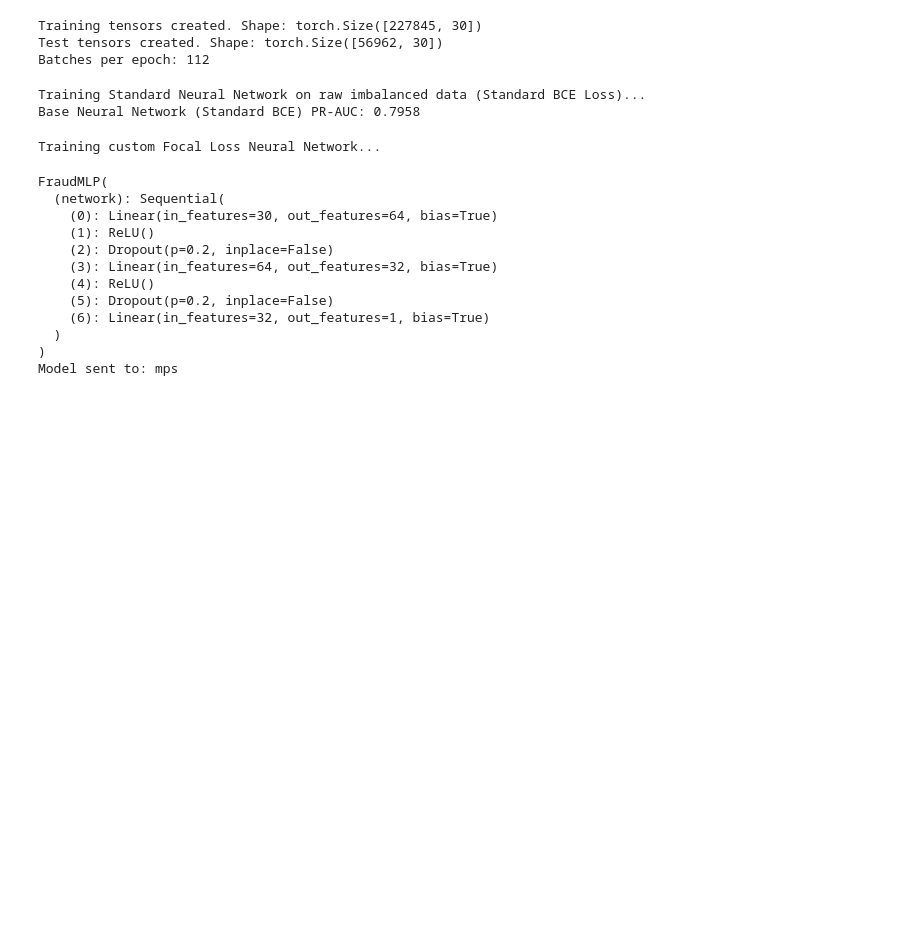
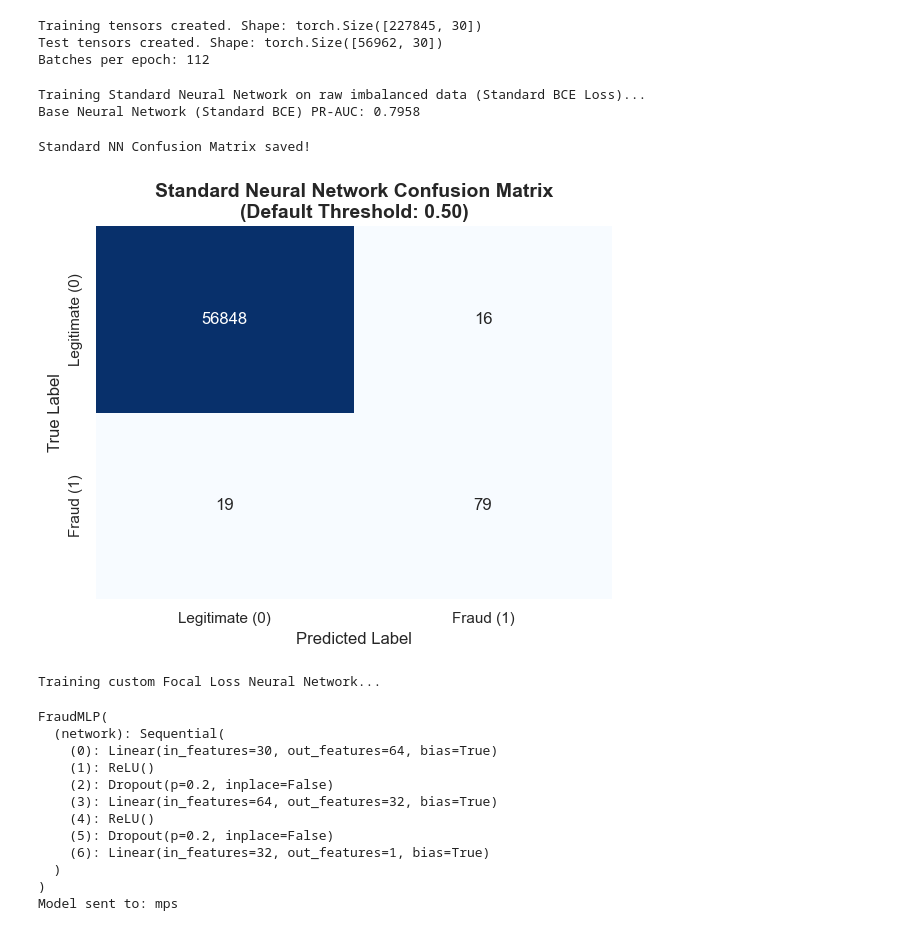
Before and after one commit to amartyakallingal/CS-4641-Credit-Card-Fraud-Project, a Jupyter notebook: neural_network.ipynb, the cells around one changed output. Saved outputs shown, nothing was run; the diff lists cells and outputs as text; code cells hidden in the pictures; blank space fills up the shorter version.

```diff
--- a/neural_network.ipynb
+++ b/neural_network.ipynb
@@ -130,6 +134,32 @@ print(f"Base Neural Network (Standard BCE) PR-AUC: {base_nn_pr_auc:.4f}")
 # %% [output]
 Training Standard Neural Network on raw imbalanced data (Standard BCE Loss)...
 Base Neural Network (Standard BCE) PR-AUC: 0.7958
+# %%
+# Cell: Standard Neural Network Confusion Matrix
+import seaborn as sns
+from sklearn.metrics import confusion_matrix
+import matplotlib.pyplot as plt
+
+# Using the default 0.50 threshold since this is an unoptimized baseline
+base_nn_preds = (base_nn_probs >= 0.50).astype(int)
+cm_base_nn = confusion_matrix(y_test_numpy, base_nn_preds)
+
+plt.figure(figsize=(6, 5))
+sns.heatmap(cm_base_nn, annot=True, fmt='d', cmap='Blues', cbar=False,
+            xticklabels=['Legitimate (0)', 'Fraud (1)'],
+            yticklabels=['Legitimate (0)', 'Fraud (1)'])
+
+plt.title('Standard Neural Network Confusion Matrix\n(Default Threshold: 0.50)', fontsize=14, fontweight='bold')
+plt.xlabel('Predicted Label', fontsize=12)
+plt.ylabel('True Label', fontsize=12)
+plt.tight_layout()
+
+plt.savefig('nn_standard_cm.png', dpi=300)
+print("Standard NN Confusion Matrix saved!")
+plt.show()
+# %% [output]
+Standard NN Confusion Matrix saved!
+[figure, added]
 # %%
 print("Training custom Focal Loss Neural Network...")
 
```
Also changed, not shown: parts of 9 cells of this notebook, 6 other files.
